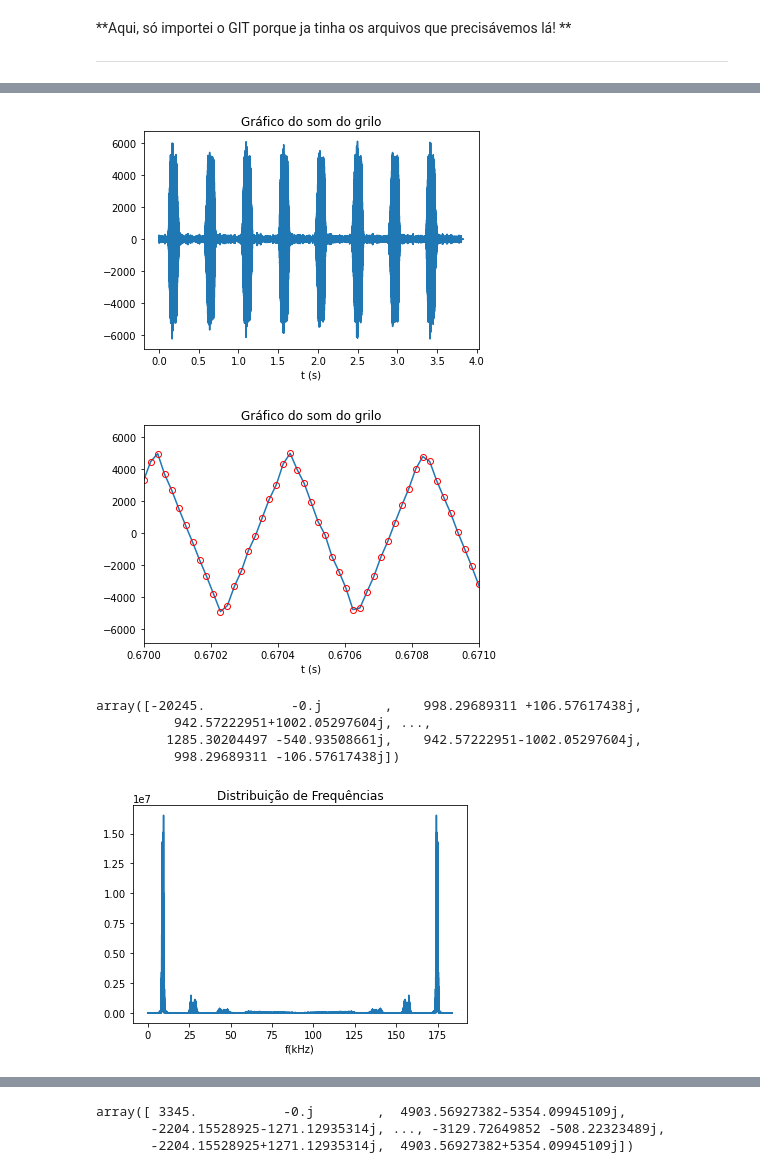
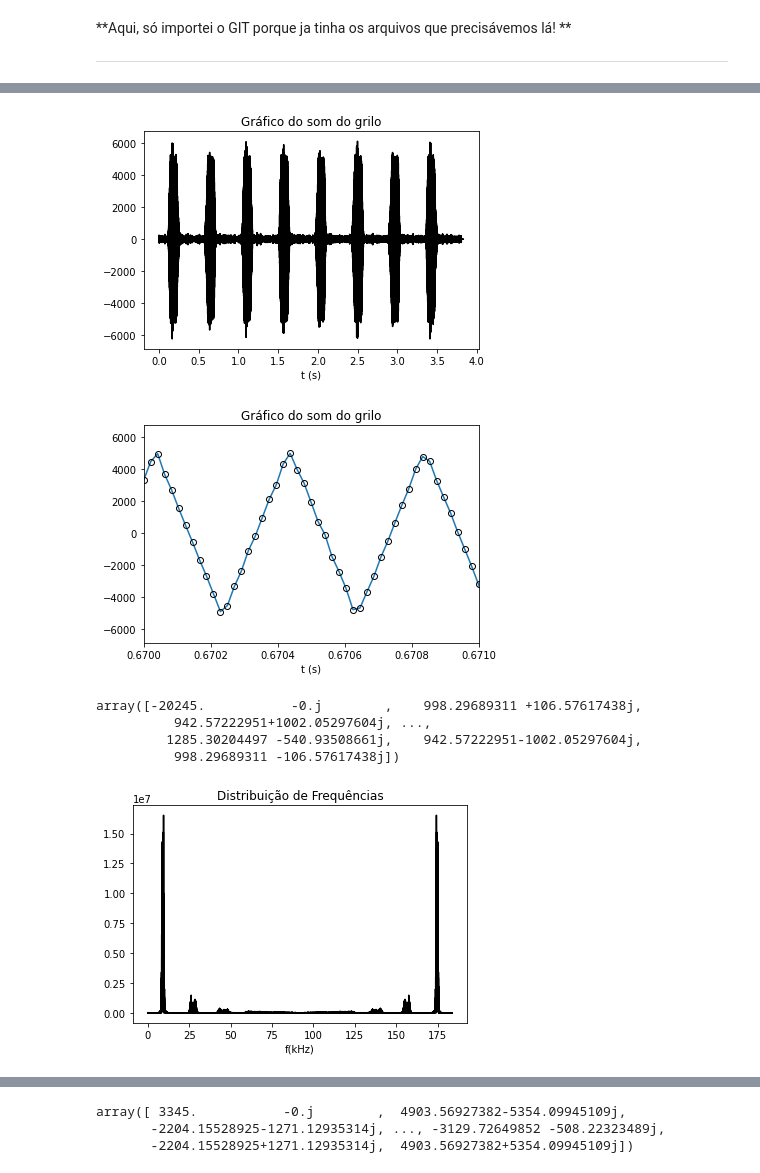
Before and after one commit to AlefeTiago/signal_systems_projects, a Jupyter notebook: Exp01.ipynb, the cells around one changed output, grey strips where cells are left out. Cells and saved outputs as stored; diff of their text form; code cells hidden in the pictures.

```diff
--- a/Exp01.ipynb
+++ b/Exp01.ipynb
@@ -23,20 +23,20 @@ ipd.Audio(som,rate=int(fs))
 [interactive output not drawn]
 # %%
 t = np.arange(som.size)/fs
-plt.plot(t,som);
+plt.plot(t,som,c='black');
 plt.title('Gráfico do som do grilo') # Tem unidade aqui?
 plt.xlabel('t (s)');
 # %% [output]
-[figure, old version]
+[figure, new version]
 # %%
 t = np.arange(som.size)/fs
 plt.plot(t,som);
-plt.plot(t,som,'ro',fillstyle = 'none') # Adicionei essas bolinhas que nem ele faz no roteiro pra mostrar onde realmente tem amostras
+plt.plot(t,som,'ro',fillstyle = 'none',c='black') # Adicionei essas bolinhas que nem ele faz no roteiro pra mostrar onde realmente tem amostras
 plt.title('Gráfico do som do grilo') # Tem unidade aqui?
 plt.xlabel('t (s)');
 plt.xlim((0.67,0.671));
 # %% [output]
-[figure, old version]
+[figure, new version]
 # %%
 fft_grilo=sci.fft.fft(som)
 # %%
@@ -50,13 +50,13 @@ array([-20245.           -0.j        ,    998.29689311 +106.57617438j,
 frequencias = np.arange(fft_grilo.size)/10**3
 amplitudes = np.abs(fft_grilo)
 
-plt.plot(frequencias,amplitudes);
+plt.plot(frequencias,amplitudes,c='black');
 plt.title('Distribuição de Frequências')
 plt.xlabel('f(kHz)');
 
 # Esse gráfico não precisa ser de 0 a 2pi?
 # %% [output]
-[figure, old version]
+[figure, new version]
 # %%
 # Mostrando em xlim, apenas uma parte das frequências (sem repet)
 
```
Also changed, not shown: parts of 6 cells of this notebook.
